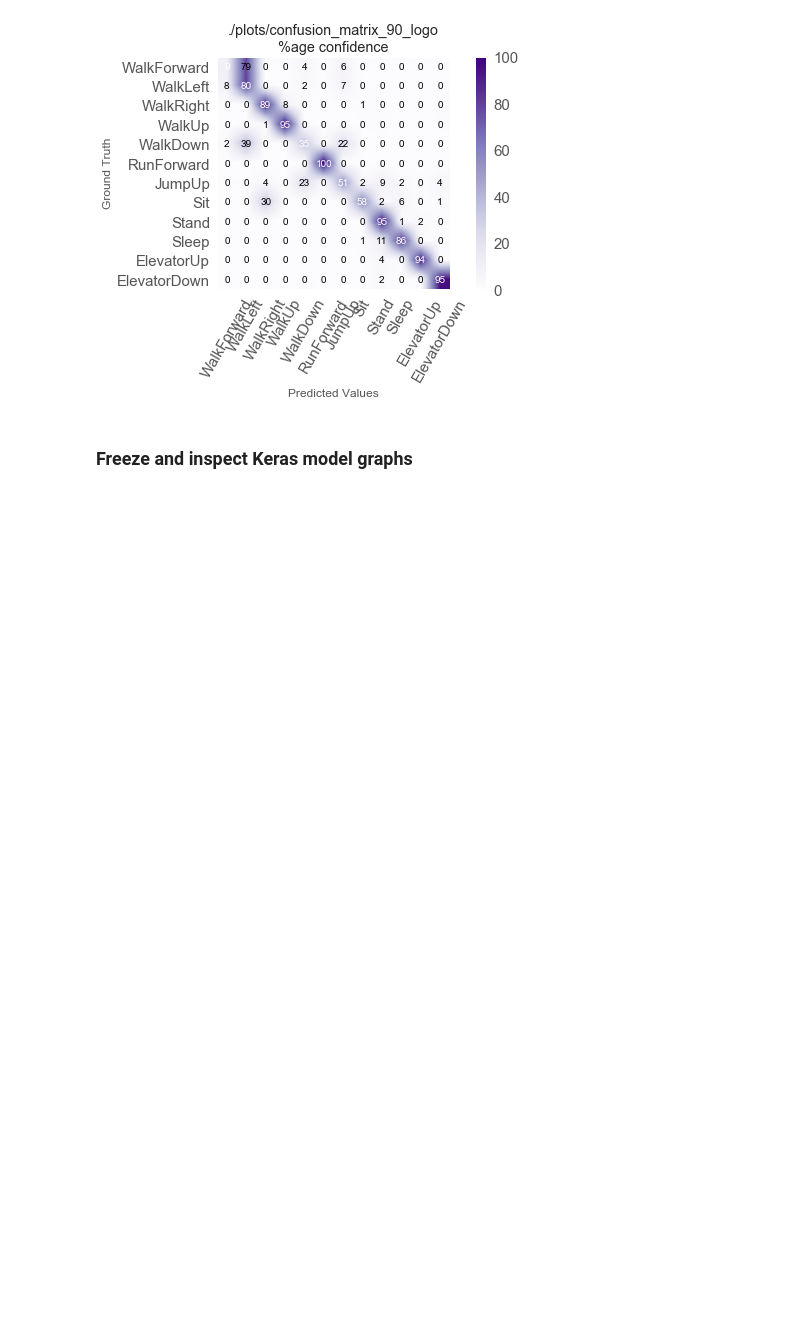
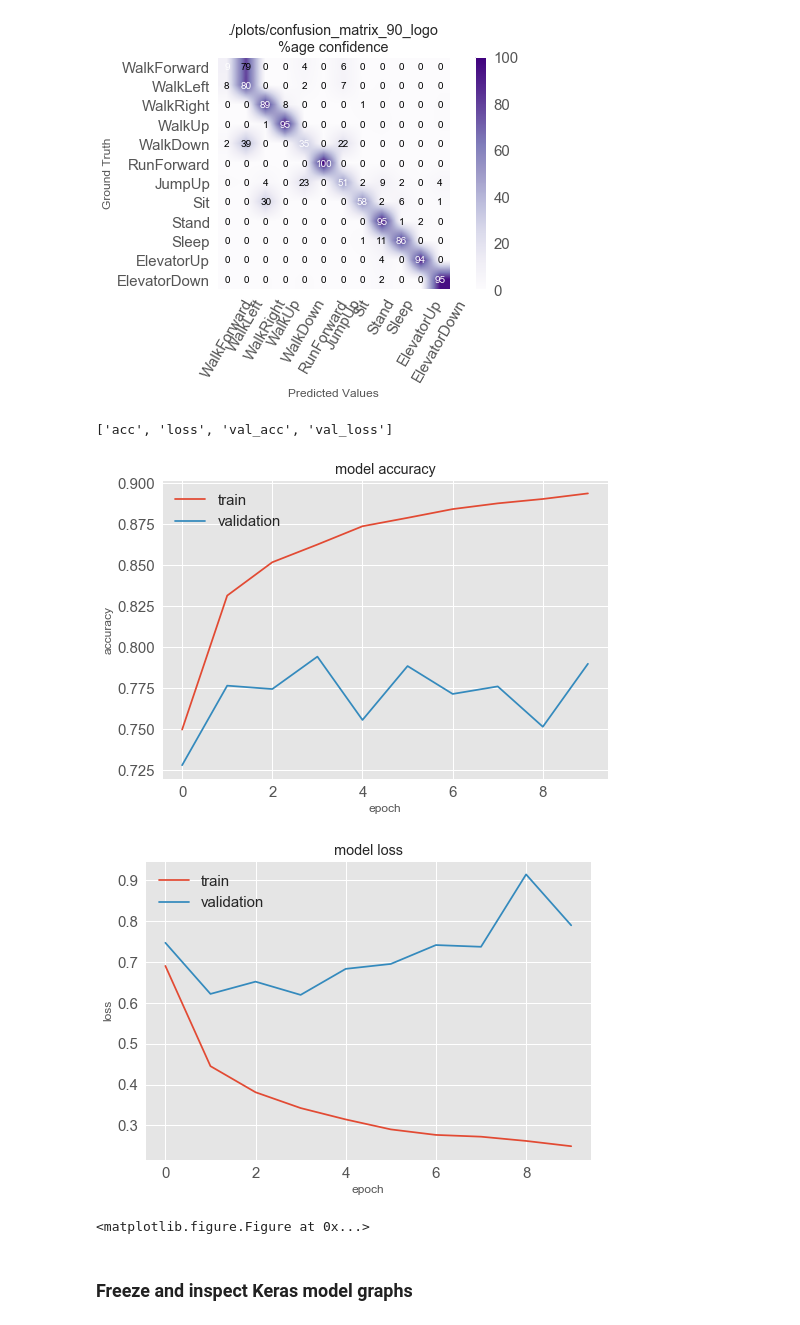
Before and after one commit to cwi-dis/mobile-har-tutorial, a Jupyter notebook: mobilehci2018_keras_har_tutorial.ipynb, the cells around one changed output. Saved outputs shown, nothing was run; the diff lists cells and outputs as text; code cells hidden in the pictures; blank space fills up the shorter version.

```diff
--- a/mobilehci2018_keras_har_tutorial.ipynb
+++ b/mobilehci2018_keras_har_tutorial.ipynb
@@ -833,30 +833,35 @@ None
 # %%
 ## plot acc and loss plot of last stored model weights in history variable
 
-## load model history (models 1-14)
-# history = pickle.load(open('./history/model_1_history.p','rb'))
+## load model history (models 1-14). Below we load the last 'logo model
+history = pickle.load(open('./train_history/train_history_dict_0','rb'))
 
-print(history.history.keys())
+print(history.keys())
 
 ## plot train+val accuracy
-plt.plot(history.history['acc'])
-plt.plot(history.history['val_acc'])
+plt.plot(history['acc'])
+plt.plot(history['val_acc'])
 plt.title('model accuracy')
 plt.ylabel('accuracy')
 plt.xlabel('epoch')
 plt.legend(['train', 'validation'], loc='upper left')
 plt.show()
 plt.savefig('./plots/acc_plot_logo.pdf', bbox_inches='tight')
 
 ## plot train+val loss
-plt.plot(history.history['loss'])
-plt.plot(history.history['val_loss'])
+plt.plot(history['loss'])
+plt.plot(history['val_loss'])
 plt.title('model loss')
 plt.ylabel('loss')
 plt.xlabel('epoch')
 plt.legend(['train', 'validation'], loc='upper left')
 plt.show()
-plt.savefig('./plots/loss_plot_logo.pdf', bbox_inches='tight'))
+plt.savefig('./plots/loss_plot_logo.pdf', bbox_inches='tight')
+# %% [output]
+['acc', 'loss', 'val_acc', 'val_loss']
+[figure, added]
+[figure, added]
+<matplotlib.figure.Figure at 0x...>
 # %%
 # history.history['loss']
 # print(history.model.evaluate(testX,testY,verbose=3))
```
Also changed, not shown: parts of 1 cell of this notebook, 34 other files.
